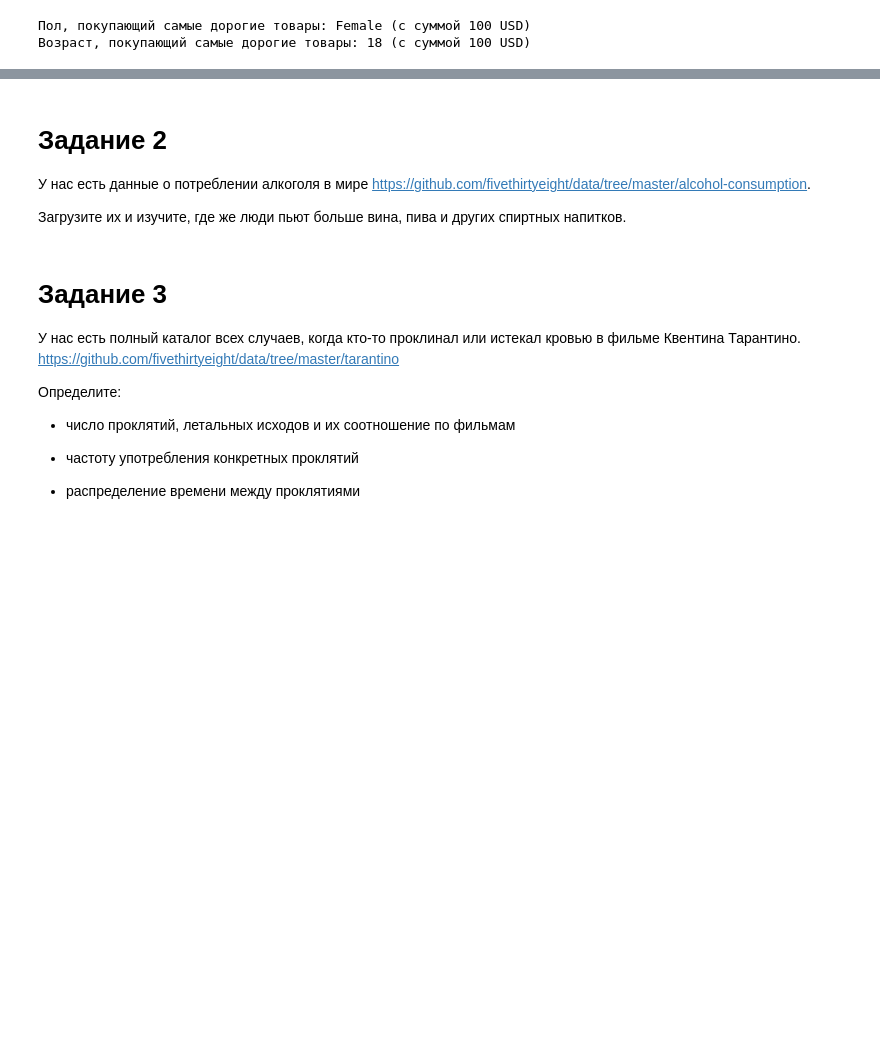
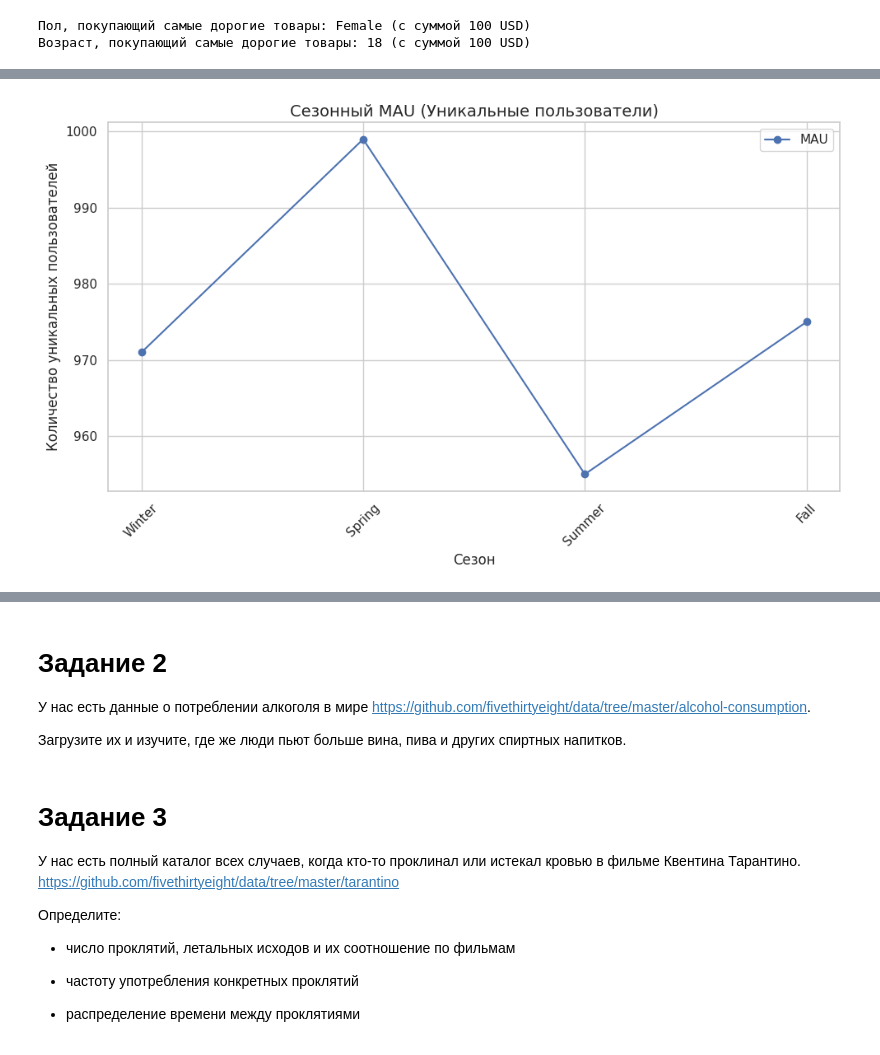
Before and after one commit to joindar32/WB_course, a Jupyter notebook: PythonTasks/WB_DA_Python_HW.ipynb, the cells around one changed output, grey strips where cells are left out. Saved outputs shown, nothing was run; the diff lists cells and outputs as text; code cells hidden in the pictures; blank space fills up the shorter version.

```diff
--- a/PythonTasks/WB_DA_Python_HW.ipynb
+++ b/PythonTasks/WB_DA_Python_HW.ipynb
@@ -232,0 +302,20 @@ print(f"Возраст, покупающий самые дорогие това
+# %%
+sns.set(style="whitegrid")
+
+# Создаём график для MAU
+plt.figure(figsize=(10, 6))
+
+# Линия для MAU по сезонам
+plt.plot(seasonal_mau['Season'], seasonal_mau['mau'], marker='o', color='b', label='MAU')
+
+#Оформление
+plt.title('Сезонный MAU (Уникальные пользователи)', fontsize=14)
+plt.xlabel('Сезон', fontsize=12)
+plt.ylabel('Количество уникальных пользователей', fontsize=12)
+plt.xticks(rotation=45)
+plt.legend()
+plt.tight_layout()
+
+plt.show()
+# %% [output]
+[figure, added]
```
Also changed, not shown: parts of 24 cells of this notebook.
